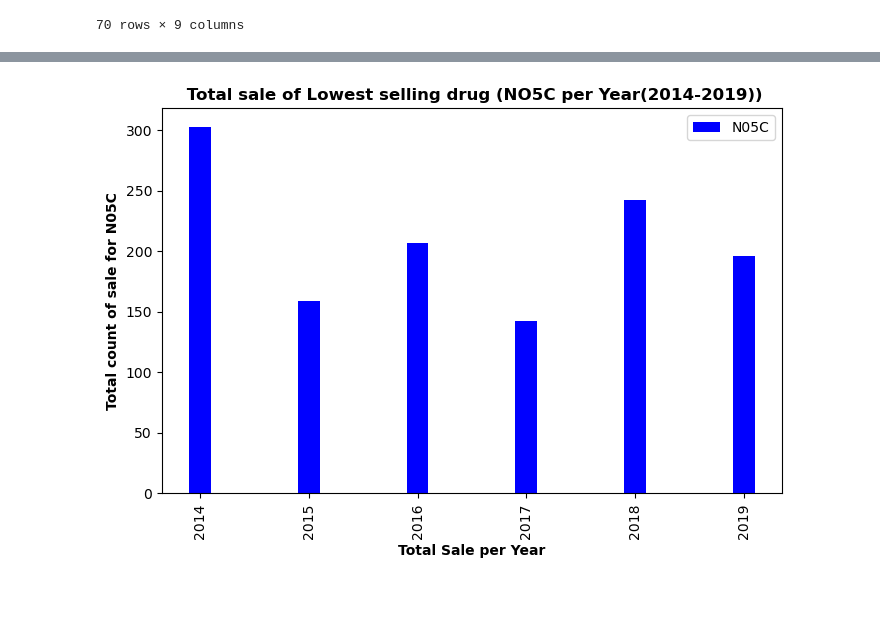
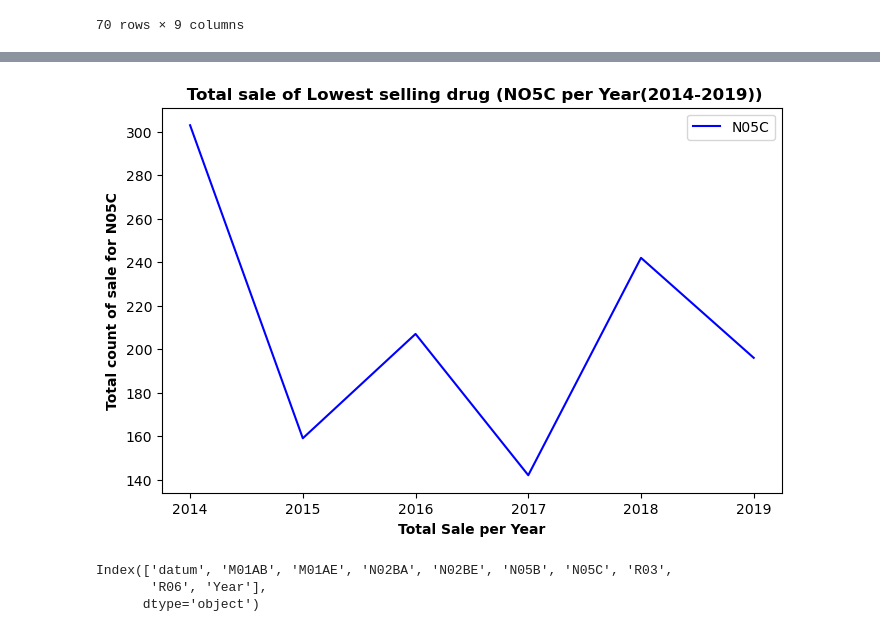
Before and after one commit to jsafadi0/project1, a Jupyter notebook: project1/Pharma_salesPy.ipynb, the cells around one changed output, grey strips where cells are left out. Cells and saved outputs as stored; diff of their text form; code cells hidden in the pictures; blank space fills up the shorter version.

```diff
--- a/project1/Pharma_salesPy.ipynb
+++ b/project1/Pharma_salesPy.ipynb
@@ -120,7 +146,7 @@ hsd_plot_df
 
 x_axis =hsd_plot_df
 y_axis = [highest_selling_drug, 'Year']
-hsd_plot_df = hsd_plot_df.plot(kind='bar',color= "Red",figsize=(8,5),width=0.2)
+hsd_plot_df = hsd_plot_df.plot(color= "Red",figsize=(8,5))
 
 hsd_plot_df.set_title(label=' Total sale of Highest selling drug (NO2BE per Year(2014-2019))', fontweight = 'bold')
 hsd_plot_df.set_xlabel('Total Sale per Year', fontweight = 'bold')
@@ -135,26 +166,33 @@ plt.close()
 # %%
 # plt.matshow(pharma_monthly_df.corr())
 # plt.show()
 lowest_selling_drug =sorted_total_df.keys()[7]
 
 list_of_cols = [lowest_selling_drug, 'Year']
 lsd_df = pharma_monthly_df.filter(list_of_cols)
 lsd_plot_df = lsd_df.groupby("Year").sum(0)
 lsd_plot_df
 
 
 
 x_axis =hsd_plot_df
 y_axis = [lowest_selling_drug, 'Year']
-lsd_plot_df = lsd_plot_df.plot(kind='bar',color= "Blue",figsize=(8,5),width=0.2)
+lsd_plot_df = lsd_plot_df.plot(color= "Blue",figsize=(8,5))
 
 lsd_plot_df.set_title(label=' Total sale of Lowest selling drug (NO5C per Year(2014-2019))', fontweight = 'bold')
 lsd_plot_df.set_xlabel('Total Sale per Year', fontweight = 'bold')
 lsd_plot_df.set_ylabel('Total count of sale for N05C', fontweight = 'bold')
 
 
 
 plt.show()
 plt.close()
 # %% [output]
-[figure, old version]
+[figure, new version]
+# %%
+# yearly_df.T.plot.bar(stacked = True)
+pharma_monthly_df.columns
+# %% [output]
+Index(['datum', 'M01AB', 'M01AE', 'N02BA', 'N02BE', 'N05B', 'N05C', 'R03',
+       'R06', 'Year'],
+      dtype='object')
```
Also changed, not shown: parts of 12 cells of this notebook, 8 other files.
